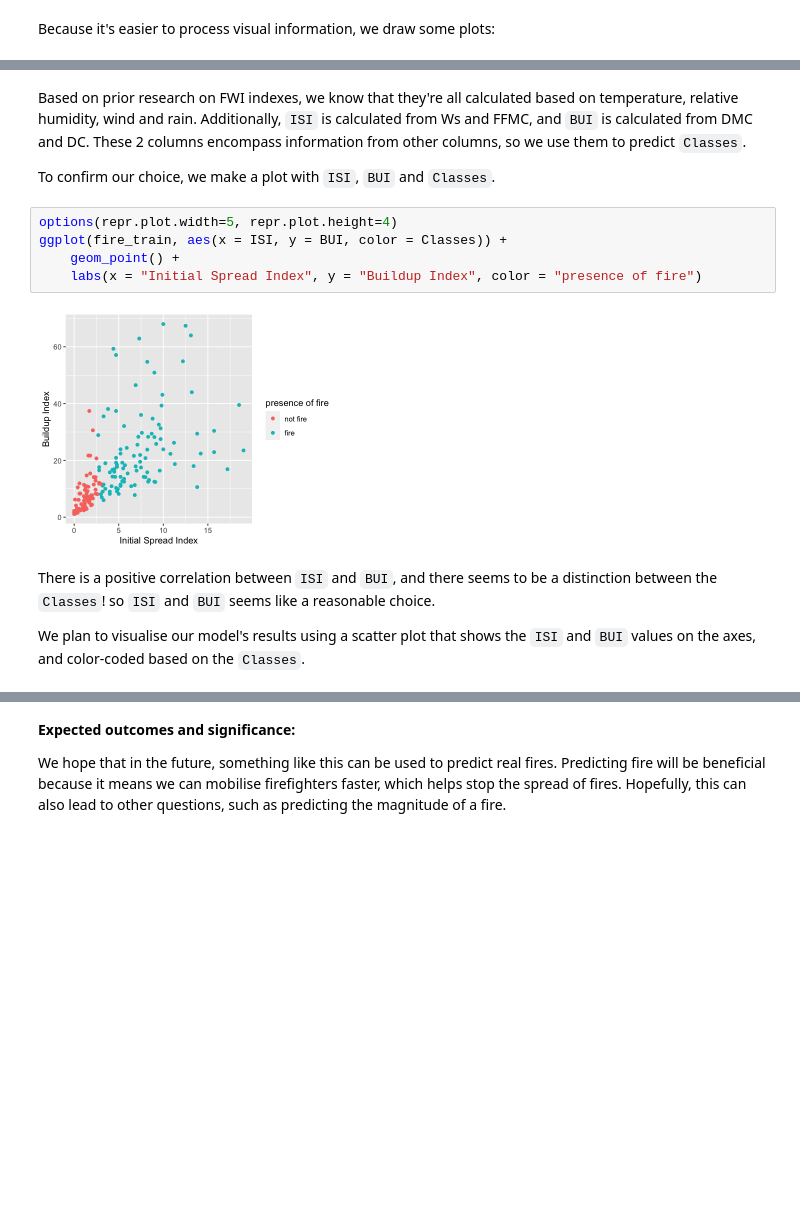
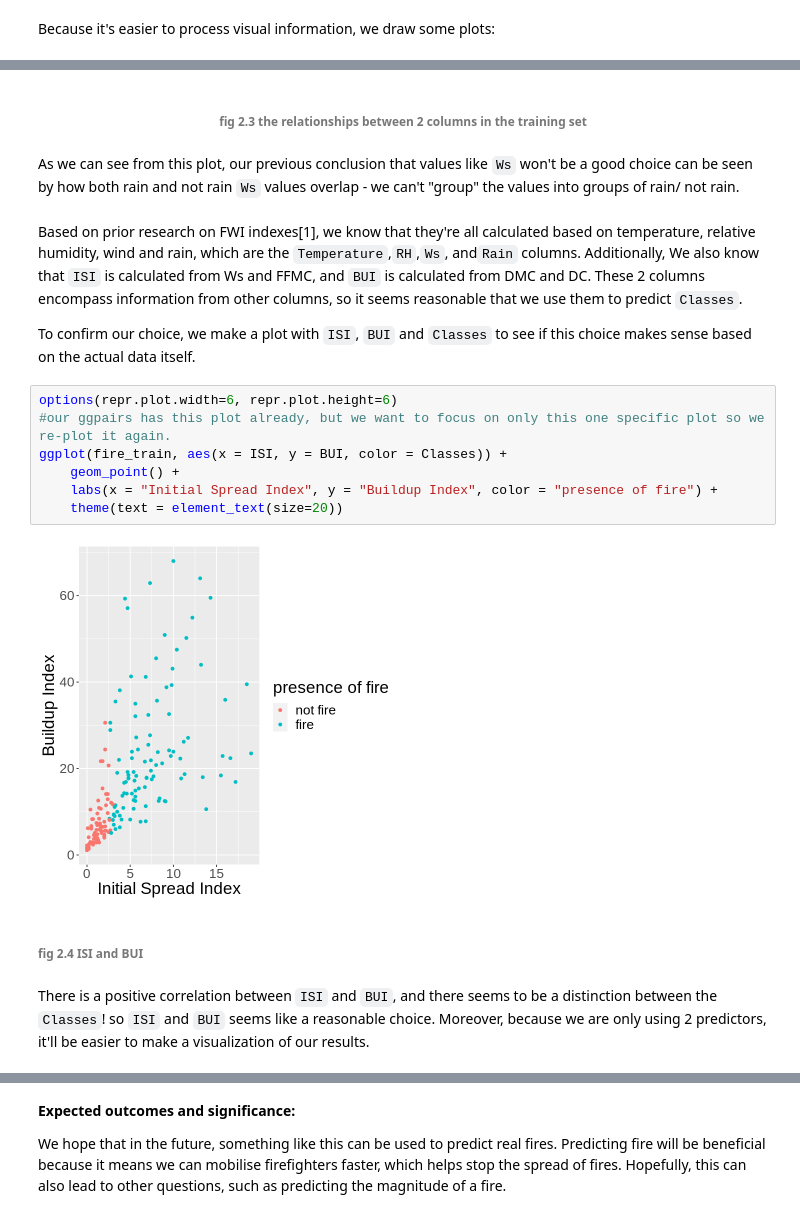
Before and after one commit to DSCI-310-2023/dsci-310-group-10-GCC, a Jupyter notebook: forest_fire_prediction.ipynb, the cells around one changed output, grey strips where cells are left out. Drawn from its saved outputs; the diff is of its cells as text; blank space fills up the shorter version.

```diff
--- a/forest_fire_prediction.ipynb
+++ b/forest_fire_prediction.ipynb
@@ -252,16 +293,21 @@ fire_train %>%
+# %% [markdown]
+ ###### <center> fig 2.3 the relationships between 2 columns in the training set</center>
+# %% [markdown]
+As we can see from this plot, our previous conclusion that values like `Ws` won't be a good choice can be seen by how both rain and not rain `Ws` values overlap - we can't "group" the values into groups of rain/ not rain.
 # %% [markdown]
-Based on prior research on FWI indexes, we know that they're all calculated based on temperature, relative humidity, wind and rain. Additionally, `ISI` is calculated from Ws and FFMC, and `BUI` is calculated from DMC and DC. These 2 columns encompass information from other columns, so we use them to predict `Classes`.
+Based on prior research on FWI indexes[1], we know that they're all calculated based on temperature, relative humidity, wind and rain, which are the `Temperature`,`RH`,`Ws`, and`Rain` columns. Additionally, We also know that `ISI` is calculated from Ws and FFMC, and `BUI` is calculated from DMC and DC. These 2 columns encompass information from other columns, so it seems reasonable that we use them to predict `Classes`.
 
-To confirm our choice, we make a plot with `ISI`, `BUI` and `Classes`.
+To confirm our choice, we make a plot with `ISI`, `BUI` and `Classes` to see if this choice makes sense based on the actual data itself.
 # %%
-options(repr.plot.width=5, repr.plot.height=4)
+options(repr.plot.width=6, repr.plot.height=6)
+#our ggpairs has this plot already, but we want to focus on only this one specific plot so we re-plot it again.
 ggplot(fire_train, aes(x = ISI, y = BUI, color = Classes)) +
     geom_point() +
-    labs(x = "Initial Spread Index", y = "Buildup Index", color = "presence of fire")
+    labs(x = "Initial Spread Index", y = "Buildup Index", color = "presence of fire") +
+    theme(text = element_text(size=20))
 # %% [output]
-[figure, old version]
+[figure, new version]
+# %% [markdown]
+######  fig 2.4 ISI and BUI
 # %% [markdown]
-There is a positive correlation between `ISI` and `BUI`, and there seems to be a distinction between the `Classes`! so `ISI` and `BUI` seems like a reasonable choice.
-
-
-We plan to visualise our model's results using a scatter plot that shows the `ISI` and `BUI` values on the axes, and color-coded based on the `Classes`.
+There is a positive correlation between `ISI` and `BUI`, and there seems to be a distinction between the `Classes`! so `ISI` and `BUI` seems like a reasonable choice. Moreover, because we are only using 2 predictors, it'll be easier to make a visualization of our results.
```
Also changed, not shown: parts of 65 cells of this notebook.
